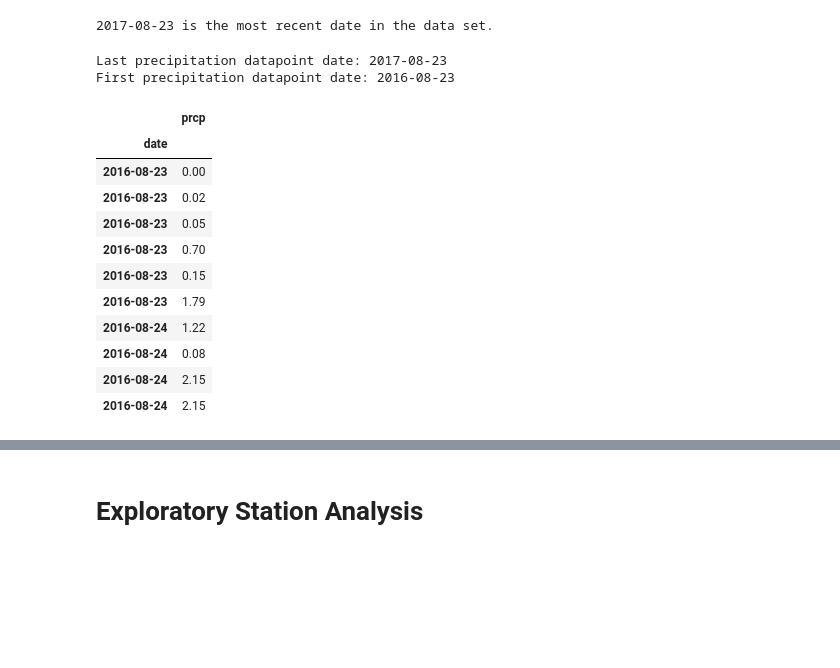
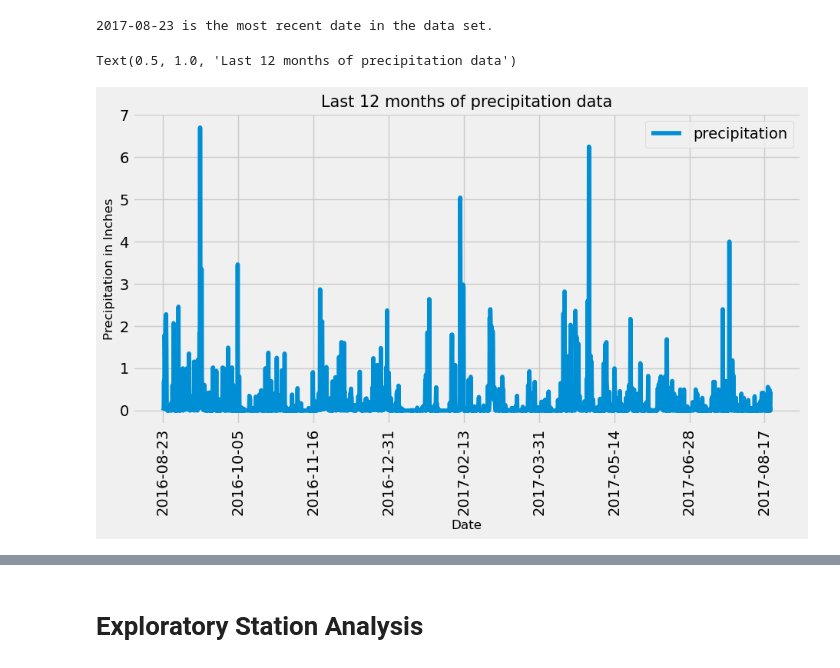
Before and after one commit to lilstanli/sqlalchemy-challenge, a Jupyter notebook: climate_starter.ipynb, the cells around one changed output, grey strips where cells are left out. Cells and saved outputs as stored; diff of their text form; code cells hidden in the pictures; blank space fills up the shorter version.

```diff
--- a/climate_starter.ipynb
+++ b/climate_starter.ipynb
@@ -75,50 +75,43 @@ print(f"{latest_date} is the most recent date in the data set.")
 # %%
 # Design a query to retrieve the last 12 months of precipitation data and plot the results.
 # Starting from the most recent data point in the database.
 import datetime as dt
 from dateutil.relativedelta import relativedelta
 
-
 # last_datapoint = session.query(measurement_t.date).order_by(measurement_t.date.desc()).first()[0]
-print(f"Last precipitation datapoint date: {latest_date}")
+# print(f"Last precipitation datapoint date: {latest_date}")
 last_datapoint = latest_date.split("-")
 
 y = int(last_datapoint[0])
 m = int(last_datapoint[1])
 d = int(last_datapoint[2])
 last_datapoint = dt.date(y, m, d)
 
 # Calculate the date one year from the last date in data set.
 first_datapoint = last_datapoint - relativedelta(years=1)
-print(f"First precipitation datapoint date: {first_datapoint}")
+# print(f"First precipitation datapoint date: {first_datapoint}")
 
 # Perform a query to retrieve the data and precipitation scores
 last_12_months = session.query(measurement_t.date, measurement_t.prcp).filter(measurement_t.date >= first_datapoint).all()
 last_12_months_df = pd.DataFrame(last_12_months)
 
 # Save the query results as a Pandas DataFrame and set the index to the date column
 last_12_months_df = pd.DataFrame(last_12_months).set_index('date')
+
+last_12_months_df.rename(columns = {'prcp': 'precipitation'}, inplace = True)
+
 last_12_months_df.dropna(inplace =  True)
 
 # Sort the dataframe by date
 last_12_months_df.sort_index(inplace = True)
-last_12_months_df.head(10)
 
 # Use Pandas Plotting with Matplotlib to plot the data
+last_12_months_df.plot(figsize=(10,5), rot = 90)
+plt.xlabel("Date",  size = 12)
+plt.ylabel("Precipitation in Inches", size = 12)
+plt.title("Last 12 months of precipitation data", size = 15)
 # %% [output]
-Last precipitation datapoint date: 2017-08-23
-First precipitation datapoint date: 2016-08-23
+Text(0.5, 1.0, 'Last 12 months of precipitation data')
-|  | prcp |
-| date |  |
-| 2016-08-23 | 0.00 |
-| 2016-08-23 | 0.02 |
-| 2016-08-23 | 0.05 |
-| 2016-08-23 | 0.70 |
-| 2016-08-23 | 0.15 |
-| 2016-08-23 | 1.79 |
-| 2016-08-24 | 1.22 |
-| 2016-08-24 | 0.08 |
-| 2016-08-24 | 2.15 |
-| 2016-08-24 | 2.15 |
+[figure, added]
 # %%
 # Use Pandas to calcualte the summary statistics for the precipitation data
```
Also changed, not shown: parts of 9 cells of this notebook, 2 other files.
